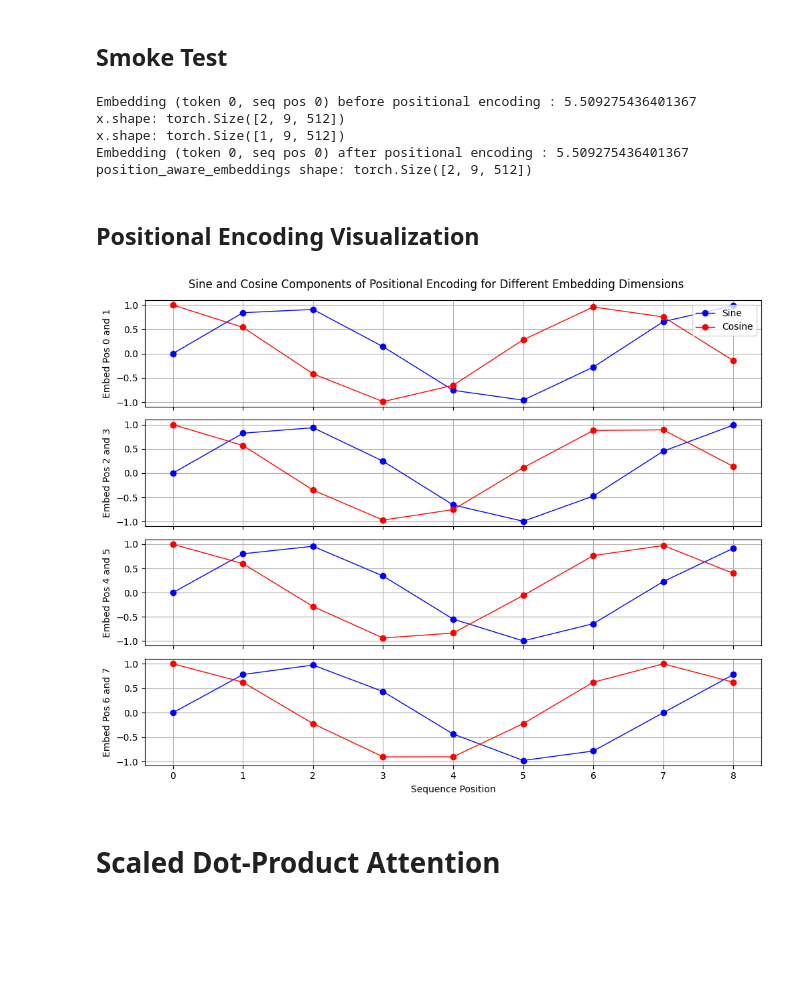
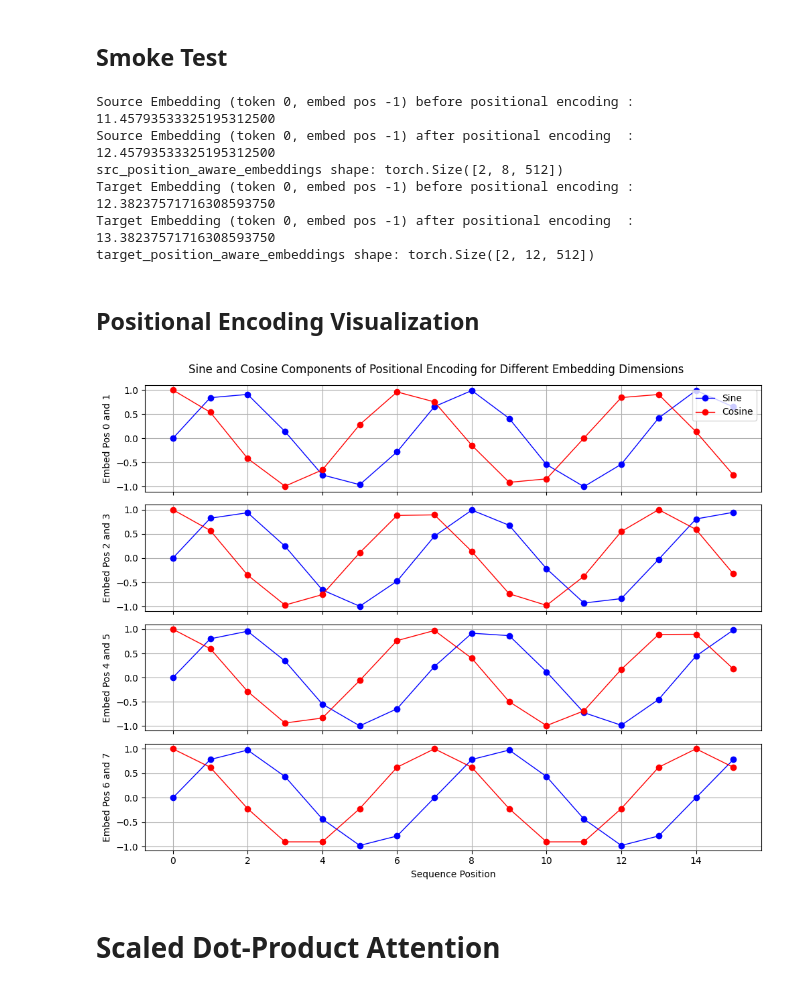
Before and after one commit to AlexandreBrown/Transformer, a Jupyter notebook: transformer_exploration.ipynb, the cells around one changed output. Drawn from its saved outputs; the diff is of its cells as text; code cells hidden in the pictures; blank space fills up the shorter version.

```diff
--- a/transformer_exploration.ipynb
+++ b/transformer_exploration.ipynb
@@ -10,12 +10,18 @@ d_model = 512
 d_k = 64
 d_v = d_k
 batch_size = 2
-max_seq_length = 9
-texts = ["Hello world!", "Hi, how are you today?"]
+src_seqs = ["Hello world!", "Hi, how are you today?"]
+src_max_seq_len = 12
+target_seqs = ["Bonjour tout le monde!", "Bonjour, comment allez-vous aujourd'hui?"]
+target_max_seq_len = 16
 num_heads = 8
+num_encoder_heads = num_heads
+num_decoder_heads = num_heads
 d_ff = 2048
 num_encoder_layers = 6
 num_decoder_layers = 6
+
+device = torch.device("cuda" if torch.cuda.is_available() else "cpu")
 # %% [markdown]
 # Input/Output Embedding Layers
 # %% [markdown]
@@ -88,57 +126,60 @@ class PositionalEncoding(nn.Module):
         return positional_encoding_matrix
 
     def forward(self, x: torch.Tensor) -> torch.Tensor:
-        assert x.shape[1] <= self.max_seq_length, f"Max sequence length is {self.max_seq_length} but input has sequence length of {x.shape[1]}!"
-        return x + self.positional_encoding
+        _, seq_len, _ = x.shape
+        return x + self.positional_encoding[:, :seq_len, :]
 # %% [markdown]
 ## Smoke Test
 # %%
-pe = PositionalEncoding(d_model=d_model, max_seq_length=max_seq_length)
+pe = PositionalEncoding(d_model=d_model, max_seq_length=max(src_max_seq_len, target_max_seq_len)).to(device)
 
-print(f"Embedding (token 0, seq pos 0) before positional encoding : {embeddings[0, 0, 0]}")
+print(f"Source Embedding (token 0, embed pos -1) before positional encoding : {src_embeddings[0, 0, -1]:.20f}")
+src_position_aware_embeddings = pe(src_embeddings)
+print(f"Source Embedding (token 0, embed pos -1) after positional encoding  : {src_position_aware_embeddings[0, 0, -1]:.20f}")
+print(f"src_position_aware_embeddings shape: {src_position_aware_embeddings.shape}")
 
-position_aware_embeddings = pe(embeddings)
-
-print(f"Embedding (token 0, seq pos 0) after positional encoding : {position_aware_embeddings[0, 0, 0]}")
-
-print(f"position_aware_embeddings shape: {position_aware_embeddings.shape}")
+print(f"Target Embedding (token 0, embed pos -1) before positional encoding : {target_embeddings[0, 0, -1]:.20f}")
+target_position_aware_embeddings = pe(target_embeddings)
+print(f"Target Embedding (token 0, embed pos -1) after positional encoding  : {target_position_aware_embeddings[0, 0, -1]:.20f}")
+print(f"target_position_aware_embeddings shape: {target_position_aware_embeddings.shape}")
 # %% [output]
-Embedding (token 0, seq pos 0) before positional encoding : 5.509275436401367
-x.shape: torch.Size([2, 9, 512])
-x.shape: torch.Size([1, 9, 512])
-Embedding (token 0, seq pos 0) after positional encoding : 5.509275436401367
-position_aware_embeddings shape: torch.Size([2, 9, 512])
+Source Embedding (token 0, embed pos -1) before positional encoding : 11.45793533325195312500
+Source Embedding (token 0, embed pos -1) after positional encoding  : 12.45793533325195312500
+src_position_aware_embeddings shape: torch.Size([2, 8, 512])
+Target Embedding (token 0, embed pos -1) before positional encoding : 12.38237571716308593750
+Target Embedding (token 0, embed pos -1) after positional encoding  : 13.38237571716308593750
+target_position_aware_embeddings shape: torch.Size([2, 12, 512])
 # %% [markdown]
 ## Positional Encoding Visualization
 # %%
 num_dimensions_to_plot = 4
 
 fig, axs = plt.subplots(num_dimensions_to_plot, 1, figsize=(10, 8), sharex=True)
 
-x = pe.sequence_positions.squeeze()
+source_sequence = pe.sequence_positions.squeeze()
 
 for idx, i in enumerate(range(0, num_dimensions_to_plot)):
-    y_sin = pe.positional_encoding[0, :, i * 2]
-    y_cos = pe.positional_encoding[0, :, i * 2 + 1]
+    y_sin = pe.positional_encoding[0, :, i * 2].cpu()
+    y_cos = pe.positional_encoding[0, :, i * 2 + 1].cpu()
 
-    axs[idx].plot(x, y_sin, marker='o', linewidth=1, color='b')
-    axs[idx].plot(x, y_cos, marker='o', linewidth=1, color='r')
+    axs[idx].plot(source_sequence, y_sin, marker='o', linewidth=1, color='b')
+    axs[idx].plot(source_sequence, y_cos, marker='o', linewidth=1, color='r')
 
     axs[idx].set_ylabel(f"Embed Pos {i * 2} and {i * 2 + 1}")
     axs[idx].grid(True)
 
     if idx == 0:
         axs[idx].legend(['Sine', 'Cosine'], loc='upper right')
 
 axs[-1].set_xlabel('Sequence Position')
 
 fig.suptitle('Sine and Cosine Components of Positional Encoding for Different Embedding Dimensions')
 
 plt.tight_layout()
 
 plt.show()
 # %% [output]
-[figure, old version]
+[figure, new version]
 # %% [markdown]
 # Scaled Dot-Product Attention
 # %% [markdown]
```
Also changed, not shown: parts of 23 cells of this notebook.
